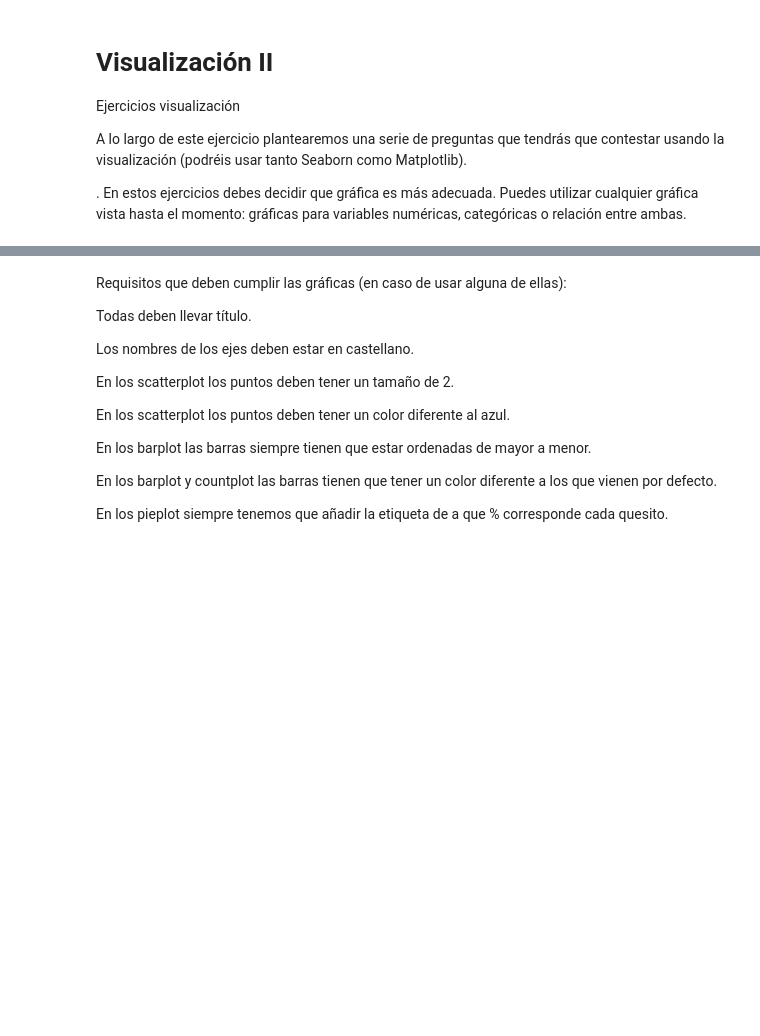
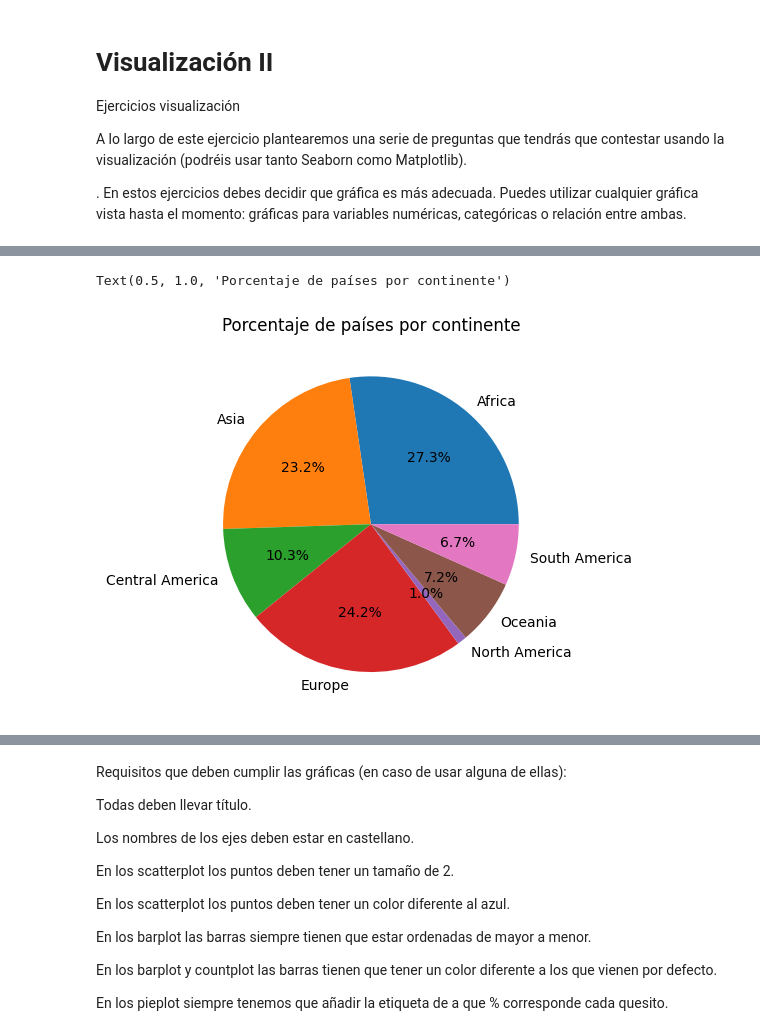
Before and after one commit to Maykaduran/da-promo-60-modulo3-pairprogramming-Romina-Violeta-Mayka, a Jupyter notebook: Pair_Visualizacion_II.ipynb, the cells around one changed output, grey strips where cells are left out. Saved outputs shown, nothing was run; the diff lists cells and outputs as text; code cells hidden in the pictures; blank space fills up the shorter version.

```diff
--- a/Pair_Visualizacion_II.ipynb
+++ b/Pair_Visualizacion_II.ipynb
@@ -9,0 +71,6 @@ A lo largo de este ejercicio plantearemos una serie de preguntas que tendrás qu
+# %%
+plt.pie(data = df.groupby('continent')['country'].count().reset_index(), x= 'country', labels='continent', autopct='%1.1f%%')
+plt.title('Porcentaje de países por continente')
+# %% [output]
+Text(0.5, 1.0, 'Porcentaje de países por continente')
+[figure, added]
```
Also changed, not shown: parts of 10 cells of this notebook.
